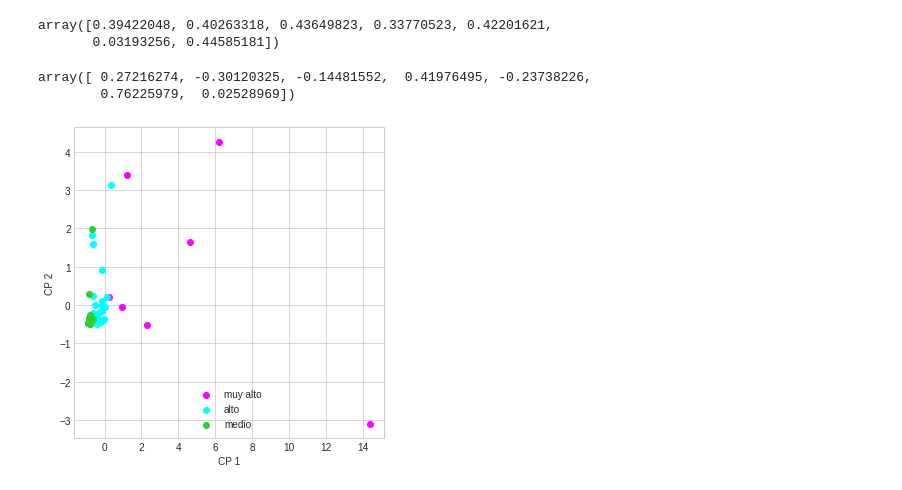
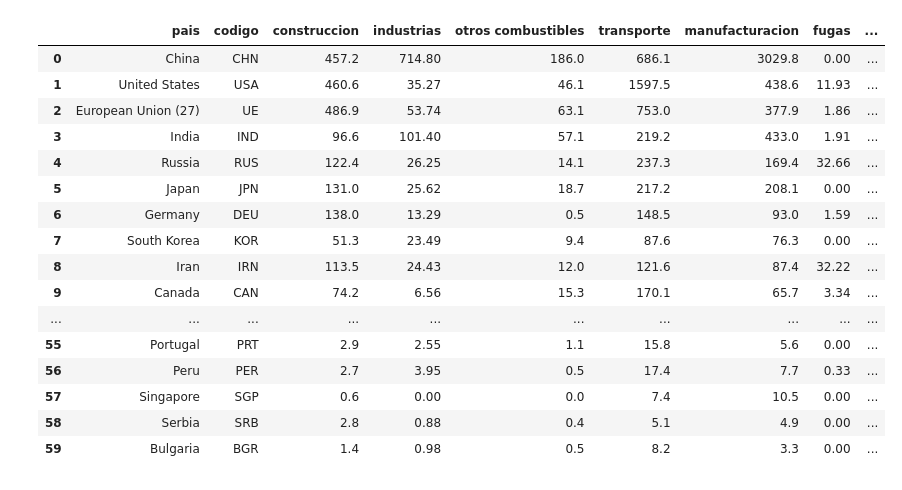
Before and after one commit to Joel4ngel/AMP-Tech, a Jupyter notebook: emisiones_CO2.ipynb, the cells around one changed output. Cells and saved outputs as stored; diff of their text form; code cells hidden in the pictures.

```diff
--- a/emisiones_CO2.ipynb
+++ b/emisiones_CO2.ipynb
@@ -180,10 +2,0 @@ Y = X_std.dot(matrix_w)
-# %%
-eig_pairs[0][1]
-# %% [output]
-array([0.39422048, 0.40263318, 0.43649823, 0.33770523, 0.42201621,
-       0.03193256, 0.44585181])
-# %%
-eig_pairs[1][1]
-# %% [output]
-array([ 0.27216274, -0.30120325, -0.14481552,  0.41976495, -0.23738226,
-        0.76225979,  0.02528969])
@@ -198,13 +3,37 @@ CP = X_std.dot(matrix_w)
-# %%
-with plt.style.context('seaborn-whitegrid'):
-    plt.figure(figsize=(5, 5))
-    for lab, col in zip(('muy alto', 'alto', 'medio'),('magenta', 'cyan', 'limegreen')):
-        plt.scatter(CP[y==lab, 0], CP[y==lab, 1],label=lab,c=col)
-
-    plt.xlabel('CP 1')
-    plt.ylabel('CP 2')
-    plt.legend(loc='lower center')
-    plt.tight_layout()
-    plt.show()
-# %% [output]
-[figure, removed]
+# %%
+#Autor: Joel Taquía
+
+#Llamo las librias que usaré
+import pandas as pd
+import numpy as np
+import matplotlib.pyplot as plt
+#from sklearn.decomposition import PCA
+from sklearn.preprocessing import StandardScaler
+%matplotlib inline
+#=====================================================
+#1. Cargo la data que previamente lo subi a mi DRIVE
+ruta= '//content//drive//My Drive//Colab Notebooks//emision_co2.csv'
+
+df = pd.read_csv(ruta,sep=';',)
+
+#Elimino la ultima columna,pues la ultima columna del csv se guardo con ';'
+df=df.drop(df.columns[-1], axis='columns')
+df
+# %% [output]
+|  | pais | codigo | construccion | industrias | otros combustibles | transporte | manufacturacion | fugas | ... |
+| 0 | China | CHN | 457.2 | 714.80 | 186.0 | 686.1 | 3029.8 | 0.00 | ... |
+| 1 | United States | USA | 460.6 | 35.27 | 46.1 | 1597.5 | 438.6 | 11.93 | ... |
+| 2 | European Union (27) | UE | 486.9 | 53.74 | 63.1 | 753.0 | 377.9 | 1.86 | ... |
+| 3 | India | IND | 96.6 | 101.40 | 57.1 | 219.2 | 433.0 | 1.91 | ... |
+| 4 | Russia | RUS | 122.4 | 26.25 | 14.1 | 237.3 | 169.4 | 32.66 | ... |
+| 5 | Japan | JPN | 131.0 | 25.62 | 18.7 | 217.2 | 208.1 | 0.00 | ... |
+| 6 | Germany | DEU | 138.0 | 13.29 | 0.5 | 148.5 | 93.0 | 1.59 | ... |
+| 7 | South Korea | KOR | 51.3 | 23.49 | 9.4 | 87.6 | 76.3 | 0.00 | ... |
+| 8 | Iran | IRN | 113.5 | 24.43 | 12.0 | 121.6 | 87.4 | 32.22 | ... |
+| 9 | Canada | CAN | 74.2 | 6.56 | 15.3 | 170.1 | 65.7 | 3.34 | ... |
+| ... | ... | ... | ... | ... | ... | ... | ... | ... | ... |
+| 55 | Portugal | PRT | 2.9 | 2.55 | 1.1 | 15.8 | 5.6 | 0.00 | ... |
+| 56 | Peru | PER | 2.7 | 3.95 | 0.5 | 17.4 | 7.7 | 0.33 | ... |
+| 57 | Singapore | SGP | 0.6 | 0.00 | 0.0 | 7.4 | 10.5 | 0.00 | ... |
+| 58 | Serbia | SRB | 2.8 | 0.88 | 0.4 | 5.1 | 4.9 | 0.00 | ... |
+| 59 | Bulgaria | BGR | 1.4 | 0.98 | 0.5 | 8.2 | 3.3 | 0.00 | ... |
```
Also changed, not shown: parts of 36 cells of this notebook.
